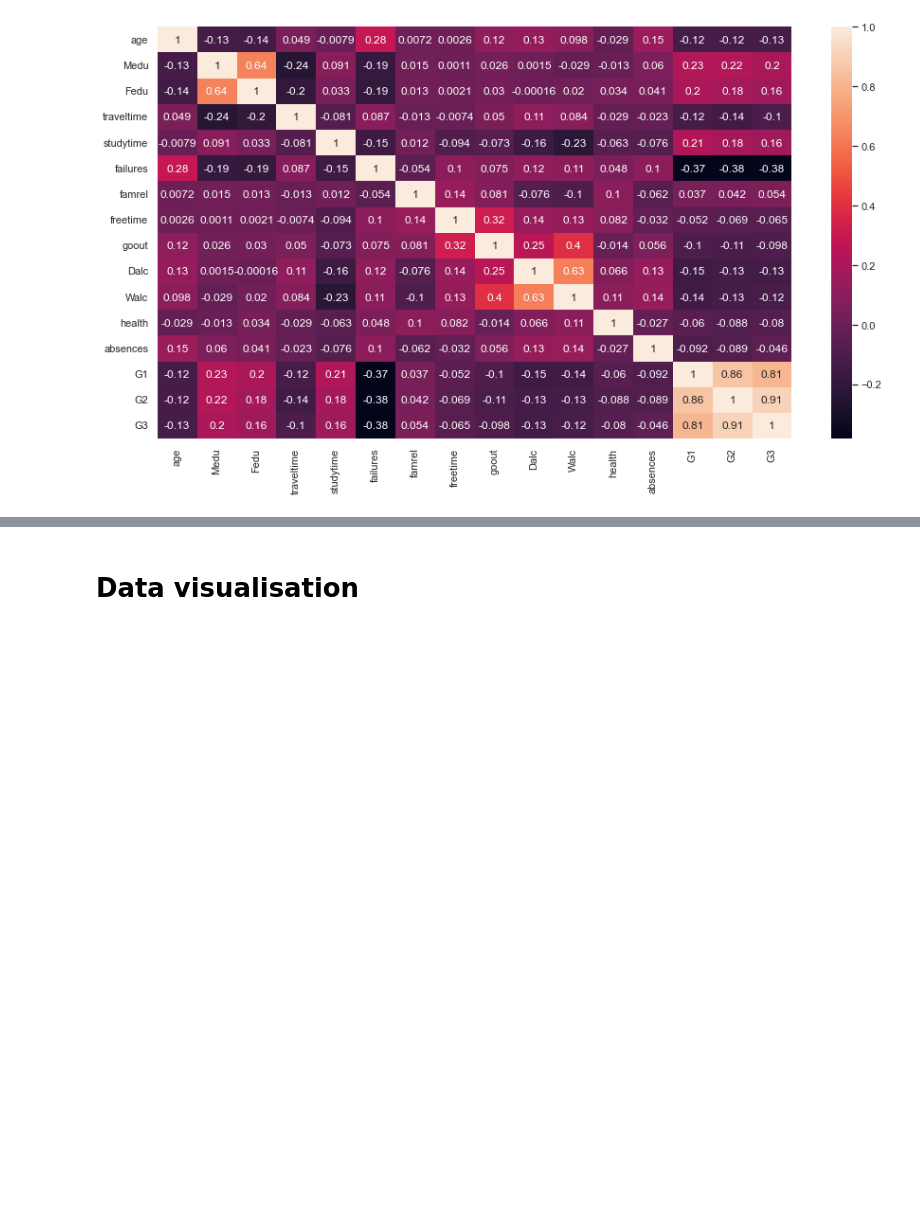
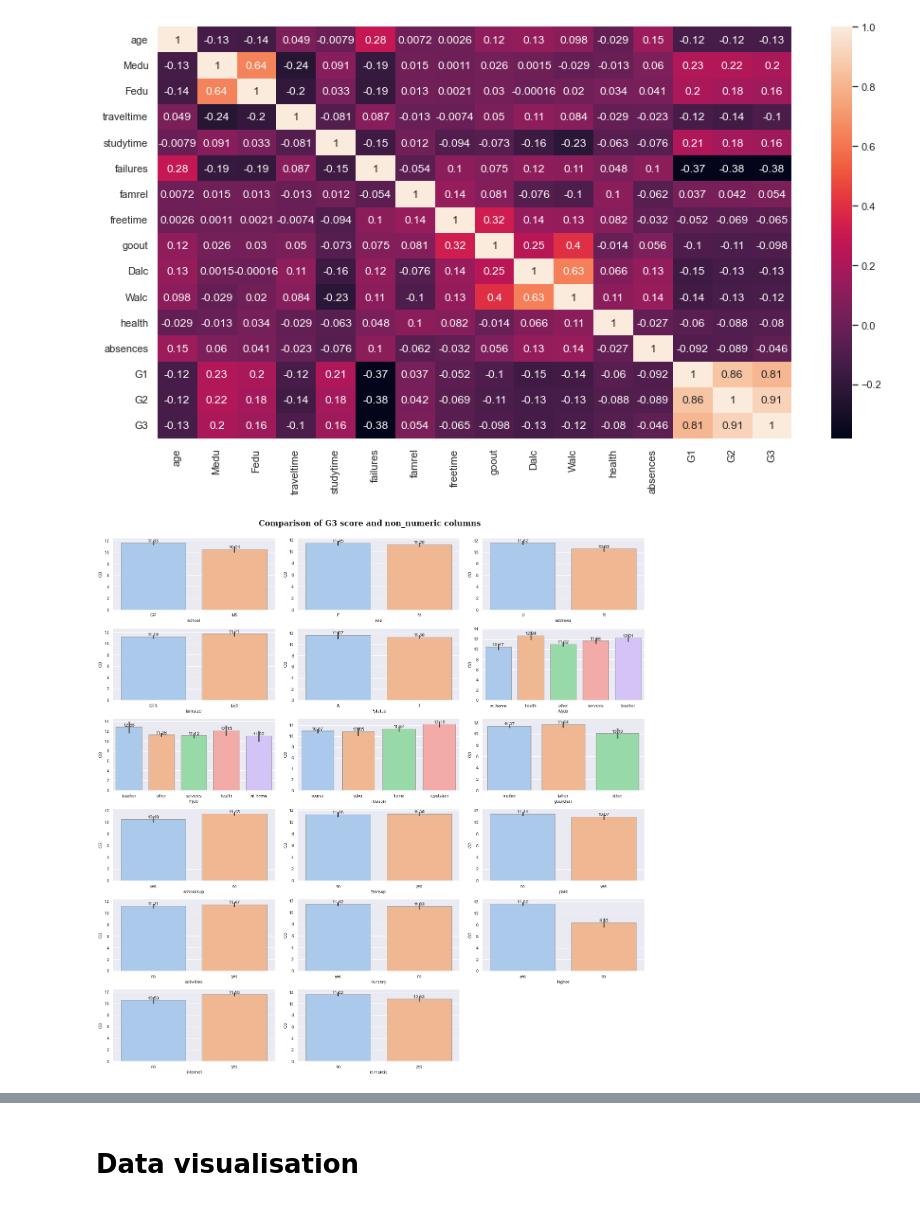
Before and after one commit to Parzivalxx/student_performance, a Jupyter notebook: studentperf.ipynb, the cells around one changed output, grey strips where cells are left out. Saved outputs shown, nothing was run; the diff lists cells and outputs as text; code cells hidden in the pictures; blank space fills up the shorter version.

```diff
--- a/studentperf.ipynb
+++ b/studentperf.ipynb
@@ -78,3 +93,25 @@ sns.heatmap(studentData.select_dtypes(include=np.number).corr(),annot=True)
 Pearson's Correlation
 <AxesSubplot:>
 [figure]
+# %%
+non_numeric_cols = [col for col in studentData.columns if not is_numeric_dtype(studentData[col])]
+fig, axes = plt.subplots(math.ceil(len(non_numeric_cols)/3), 3, figsize=(20, 20))
+fig.suptitle("Comparison of G3 score and non_numeric columns", size=20, fontweight="bold", fontfamily="serif", y=1)
+i = 0
+j = 0
+deletedAxes = math.ceil(len(non_numeric_cols)/3) * 3 - len(non_numeric_cols)
+if deletedAxes > 0:
+    for ax in range(deletedAxes):
+        fig.delaxes(axes[math.ceil(len(non_numeric_cols)/3)-1][3-ax-1])
+for col in non_numeric_cols:
+    ax = sns.barplot(y="G3", x=col, palette="pastel", edgecolor=".6",
+                     data=studentData, ax=axes[i][j])
+    ax.bar_label(ax.containers[0], fmt='%.2f')
+    if (j == 2):
+        j = 0
+        i += 1
+    else:
+        j += 1
+plt.tight_layout()
+# %% [output]
+[figure, added]
```
Also changed, not shown: parts of 23 cells of this notebook, 1 other file.
